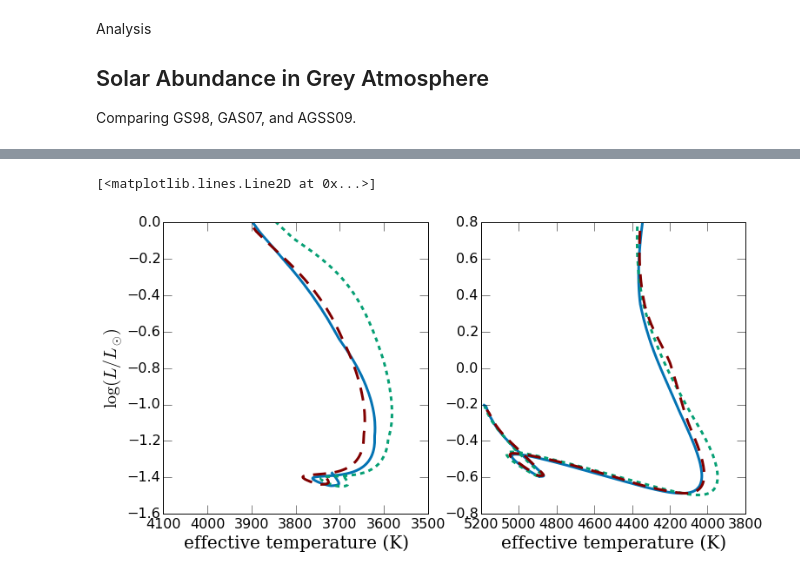
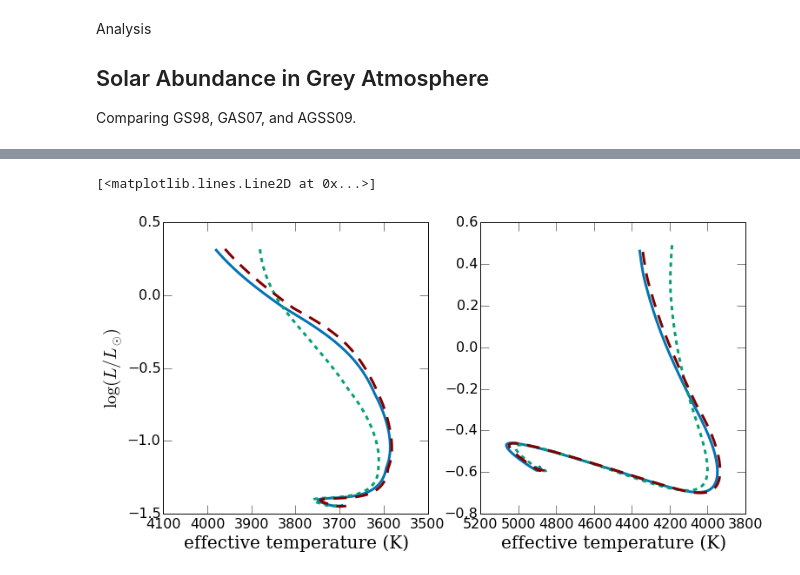
Before and after one commit to gfeiden/Notebook, a Jupyter notebook: Daily/20150811_young_model_bcs.ipynb, the cells around one changed output, grey strips where cells are left out. Saved outputs shown, nothing was run; the diff lists cells and outputs as text; code cells hidden in the pictures.

```diff
--- a/Daily/20150811_young_model_bcs.ipynb
+++ b/Daily/20150811_young_model_bcs.ipynb
@@ -12,0 +11,5 @@ Load tracks where the only difference is the adoption of the grey vs non-grey bo
+# %%
+def loadPreMS(filename):
+    trk = np.genfromtxt(filename)
+    bools = [(5.0e5 < age < 1.0e9) for age in trk[:,0]]
+    return np.compress(bools, trk, axis=0)
@@ -91,25 +137,32 @@ ags09_0800 = np.genfromtxt('files/trk/m0800_AGSS09_p000_p0_y27_mlt1.991.trk')
+# %%
+t001_0500 = loadPreMS('files/trk/m0500_GAS07_p000_p0_y26_mlt1.911.trk')
+t001_0800 = loadPreMS('files/trk/m0800_GAS07_p000_p0_y26_mlt1.911.trk')
+
+t010_0500 = loadPreMS('files/trk/m0500_GAS07_p000_p0_y26_mlt2.040.trk')
+t010_0800 = loadPreMS('files/trk/m0800_GAS07_p000_p0_y26_mlt2.040.trk')
+
+t050_0500 = loadPreMS('files/trk/m0500_GAS07_p000_p0_y26_mlt2.202.trk')
+t050_0800 = loadPreMS('files/trk/m0800_GAS07_p000_p0_y26_mlt2.202.trk')
 # %%
 fig, ax = plt.subplots(1, 2, figsize=(12.0, 6.0), sharey=False)
 
 ax[0].set_xlim(4100., 3500.)
-ax[0].set_ylim(-1.6,0.0)
 ax[1].set_xlim(5200., 3800.)
-ax[1].set_ylim(-0.8,0.8)
 
 ax[0].set_ylabel('$\\log(L/L_{\\odot})$', fontsize=20.)
 for axis in ax:
     axis.set_xlabel('effective temperature (K)', fontsize=20., family='serif')
     axis.tick_params(which='major', axis='both', length=10., labelsize=16.)
 
 # M = 0.5 Msun HRD
-ax[0].plot(10**gs98_0500[:,1],  gs98_0500[:,3],  '-', lw=3, c='#0473B3')
-ax[0].plot(10**gas07_0500[:,1], gas07_0500[:,3], '-', lw=3, dashes=(5., 5.), c='#069F74')
-ax[0].plot(10**ags09_0500[:,1], ags09_0500[:,3], '-', lw=3, dashes=(15., 10.), c='#800000')
+ax[0].plot(10**t010_0500[:,1], t010_0500[:,3], '-', lw=3, c='#0473B3')
+ax[0].plot(10**t001_0500[:,1], t001_0500[:,3], '-', lw=3, dashes=(5., 5.), c='#069F74')
+ax[0].plot(10**t050_0500[:,1], t050_0500[:,3], '-', lw=3, dashes=(15., 10.), c='#800000')
 
 # M = 0.8 Msun HRD
-ax[1].plot(10**gs98_0800[:,1],  gs98_0800[:,3],  '-', lw=3, c='#0473B3')
-ax[1].plot(10**gas07_0800[:,1], gas07_0800[:,3], '-', lw=3, dashes=(5., 5.), c='#069F74')
-ax[1].plot(10**ags09_0800[:,1], ags09_0800[:,3], '-', lw=3, dashes=(15., 10.), c='#800000')
+ax[1].plot(10**t010_0800[:,1], t010_0800[:,3], '-', lw=3, c='#0473B3')
+ax[1].plot(10**t001_0800[:,1], t001_0800[:,3], '-', lw=3, dashes=(5., 5.), c='#069F74')
+ax[1].plot(10**t050_0800[:,1], t050_0800[:,3], '-', lw=3, dashes=(15., 10.), c='#800000')
 # %% [output]
 [<matplotlib.lines.Line2D at 0x...>]
-[figure, old version]
+[figure, new version]
```
Also changed, not shown: parts of 12 cells of this notebook, 11 other files.
